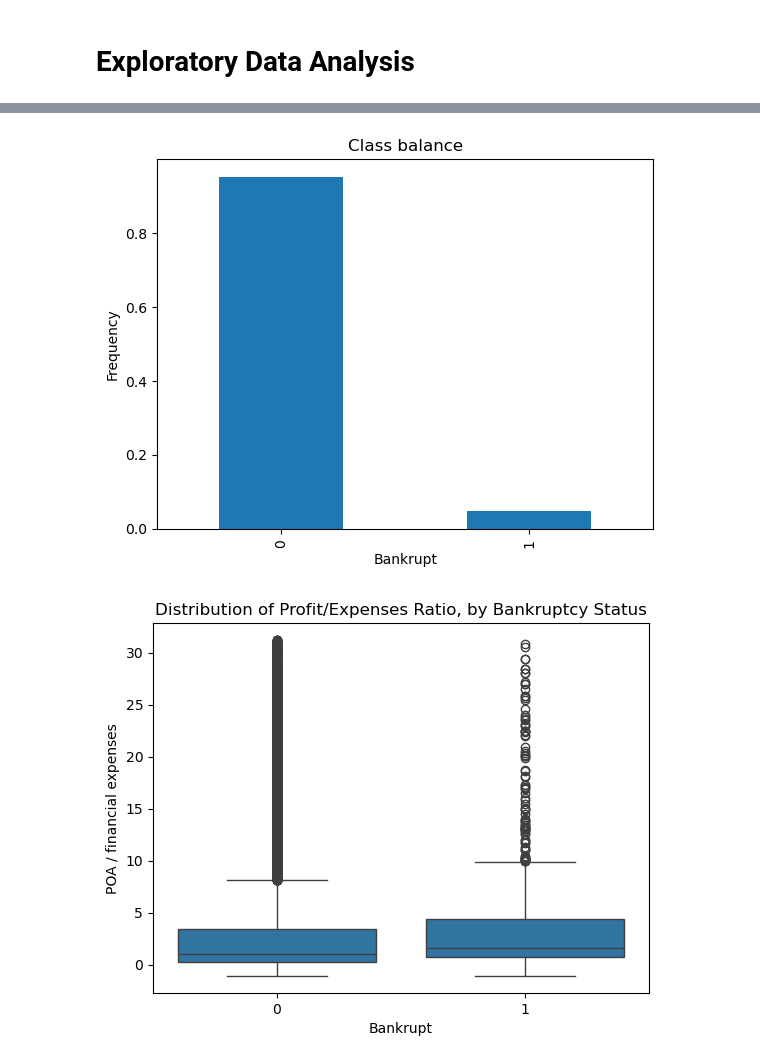
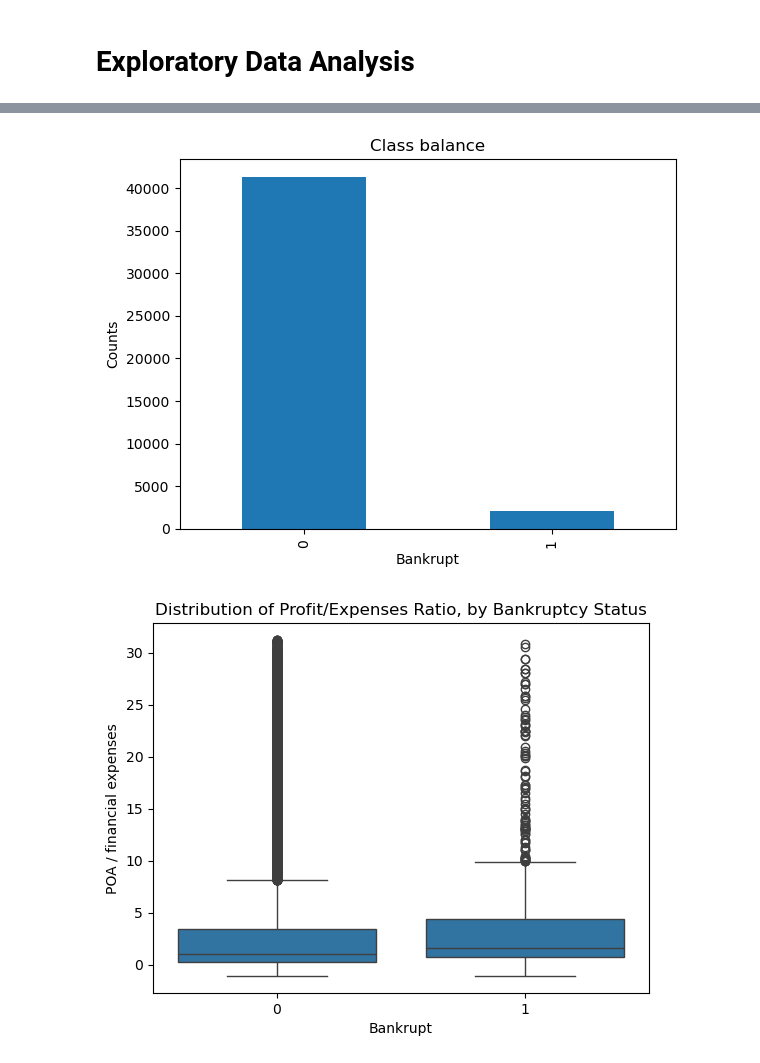
Before and after one commit to Alexpious/Bankrupt-Prediction, a Jupyter notebook: Bankrupt Prediction.ipynb, the cells around one changed output, grey strips where cells are left out. Drawn from its saved outputs; the diff is of its cells as text; code cells hidden in the pictures.

```diff
--- a/Bankrupt Prediction.ipynb
+++ b/Bankrupt Prediction.ipynb
@@ -43,0 +86,2 @@ df
+# %%
+ df = df.fillna(df.mean())
@@ -80,3 +128,6 @@ Length: 66, dtype: int64
+# %%
+#removing duplicates
+df= df.drop_duplicates()
 # %%
 #rename column
 df = df.rename(columns= {'class' : 'bankrupt'})
@@ -85,12 +166,12 @@ df = df.rename(columns= {'class' : 'bankrupt'})
 # %%
-#Visualizing the frequency of each class as a bar chart
-df['bankrupt'].value_counts(normalize=True).plot(kind ='bar')
+#Visualizing the counts of each class as a bar chart
+df['bankrupt'].value_counts().plot(kind ='bar')
 plt.xlabel('Bankrupt')
-plt.ylabel('Frequency')
+plt.ylabel('Counts')
 plt.title('Class balance')
 plt.show()
 # %% [output]
-[figure, old version]
+[figure, new version]
 # %%
 # Create clipped boxplot
 low, high = df['A27'].quantile([0.1, 0.9])
```
Also changed, not shown: parts of 16 cells of this notebook.
